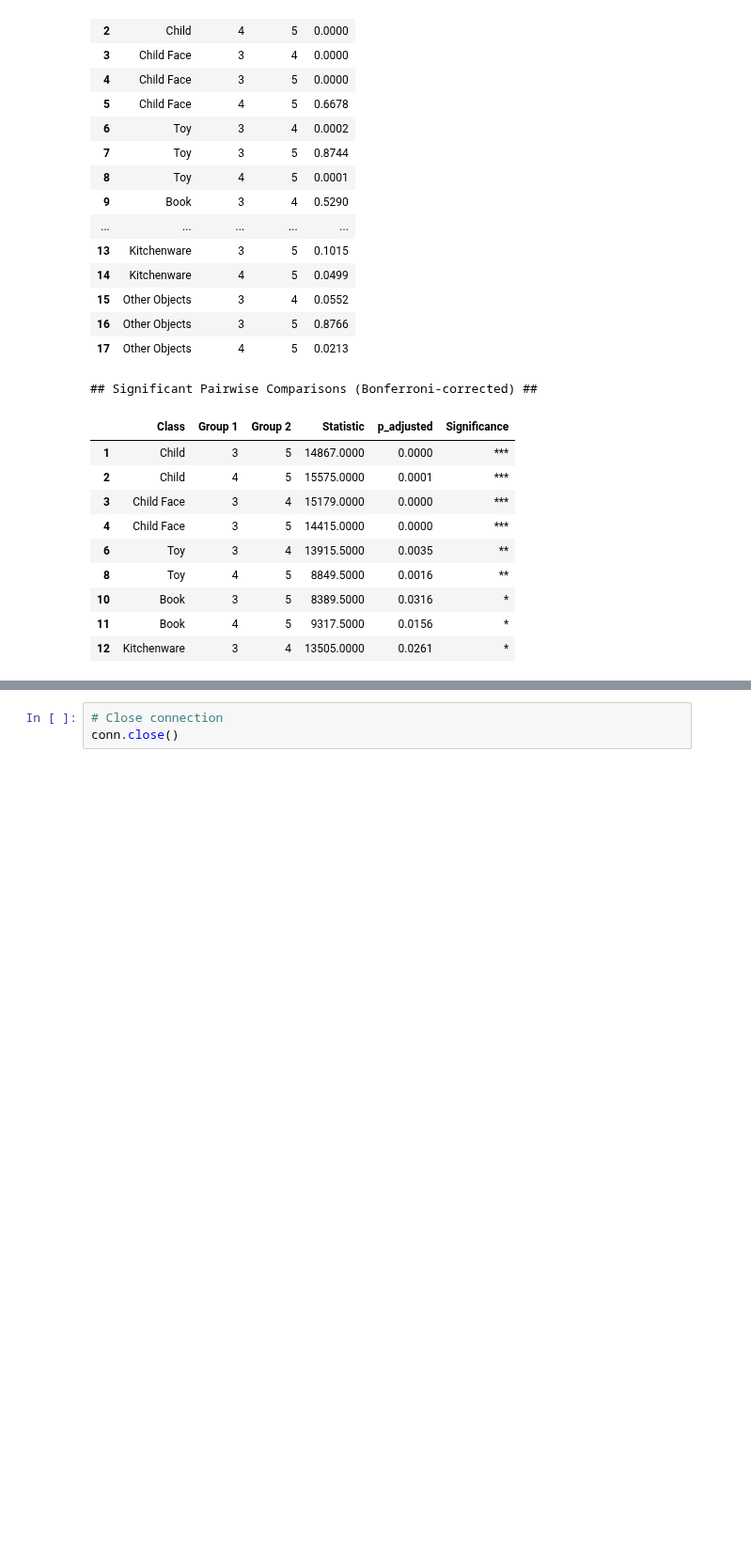
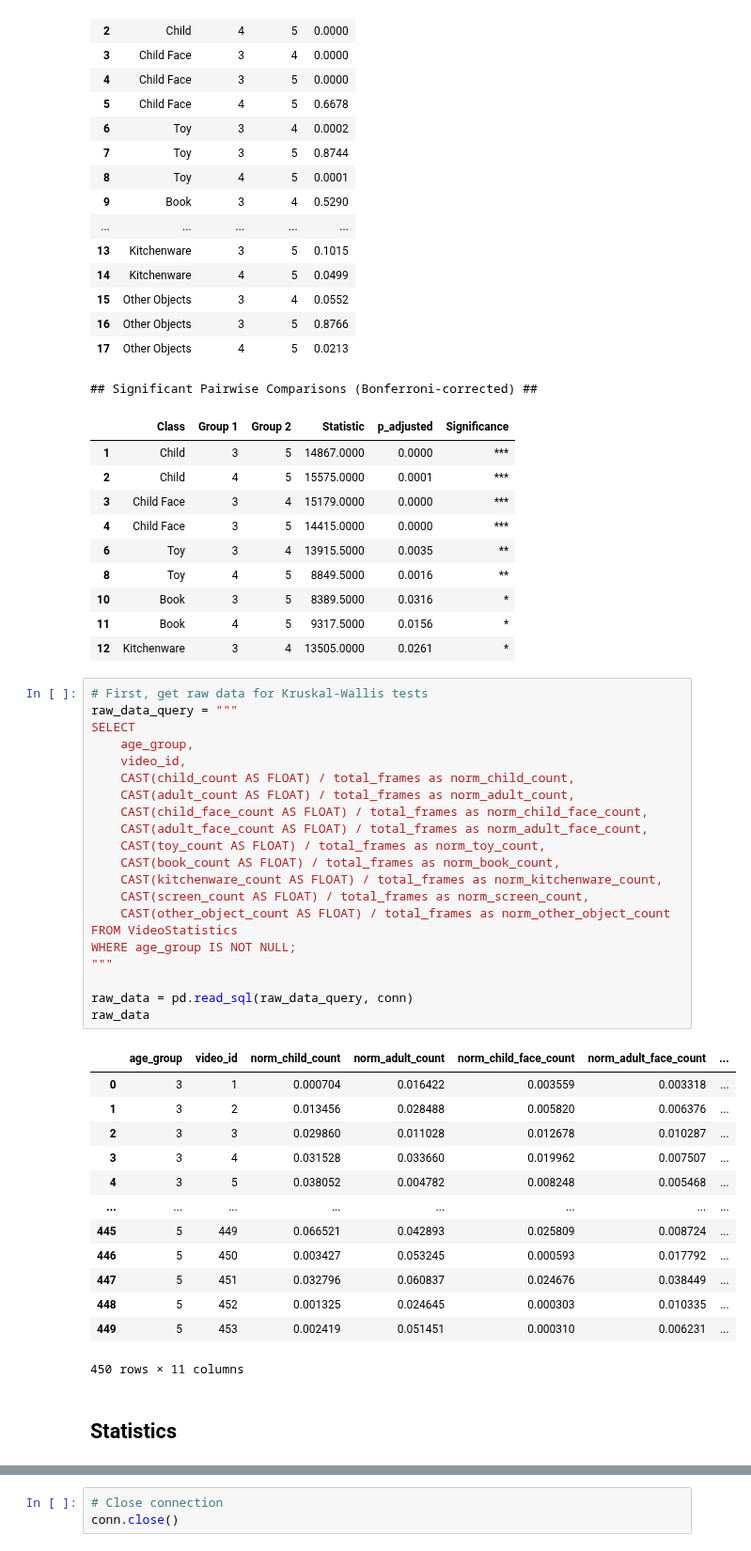
Before and after one commit to neleSuffo/naturalistic-social-analysis, a Jupyter notebook: notebooks/quantex_age_splits.ipynb, the cells around one changed output, grey strips where cells are left out. Shown at 94% size. Saved outputs shown, nothing was run; the diff lists cells and outputs as text; blank space fills up the shorter version.

Commit message:
get output statistics

```diff
--- a/notebooks/quantex_age_splits.ipynb
+++ b/notebooks/quantex_age_splits.ipynb
@@ -367,3 +341,40 @@ Raw Pairwise Comparisons:
 | 10 | Book | 3 | 5 | 8389.5000 | 0.0316 | * |
 | 11 | Book | 4 | 5 | 9317.5000 | 0.0156 | * |
 | 12 | Kitchenware | 3 | 4 | 13505.0000 | 0.0261 | * |
+# %%
+# First, get raw data for Kruskal-Wallis tests
+raw_data_query = """
+SELECT
+    age_group,
+    video_id,
+    CAST(child_count AS FLOAT) / total_frames as norm_child_count,
+    CAST(adult_count AS FLOAT) / total_frames as norm_adult_count,
+    CAST(child_face_count AS FLOAT) / total_frames as norm_child_face_count,
+    CAST(adult_face_count AS FLOAT) / total_frames as norm_adult_face_count,
+    CAST(toy_count AS FLOAT) / total_frames as norm_toy_count,
+    CAST(book_count AS FLOAT) / total_frames as norm_book_count,
+    CAST(kitchenware_count AS FLOAT) / total_frames as norm_kitchenware_count,
+    CAST(screen_count AS FLOAT) / total_frames as norm_screen_count,
+    CAST(other_object_count AS FLOAT) / total_frames as norm_other_object_count
+FROM VideoStatistics
+WHERE age_group IS NOT NULL;
+"""
+
+raw_data = pd.read_sql(raw_data_query, conn)
+raw_data
+# %% [output]
+|  | age_group | video_id | norm_child_count | norm_adult_count | norm_child_face_count | norm_adult_face_count | ... |
+| 0 | 3 | 1 | 0.000704 | 0.016422 | 0.003559 | 0.003318 | ... |
+| 1 | 3 | 2 | 0.013456 | 0.028488 | 0.005820 | 0.006376 | ... |
+| 2 | 3 | 3 | 0.029860 | 0.011028 | 0.012678 | 0.010287 | ... |
+| 3 | 3 | 4 | 0.031528 | 0.033660 | 0.019962 | 0.007507 | ... |
+| 4 | 3 | 5 | 0.038052 | 0.004782 | 0.008248 | 0.005468 | ... |
+| ... | ... | ... | ... | ... | ... | ... | ... |
+| 445 | 5 | 449 | 0.066521 | 0.042893 | 0.025809 | 0.008724 | ... |
+| 446 | 5 | 450 | 0.003427 | 0.053245 | 0.000593 | 0.017792 | ... |
+| 447 | 5 | 451 | 0.032796 | 0.060837 | 0.024676 | 0.038449 | ... |
+| 448 | 5 | 452 | 0.001325 | 0.024645 | 0.000303 | 0.010335 | ... |
+| 449 | 5 | 453 | 0.002419 | 0.051451 | 0.000310 | 0.006231 | ... |
+450 rows × 11 columns
+# %% [markdown]
+## Statistics
```
Also changed, not shown: parts of 11 cells of this notebook.
